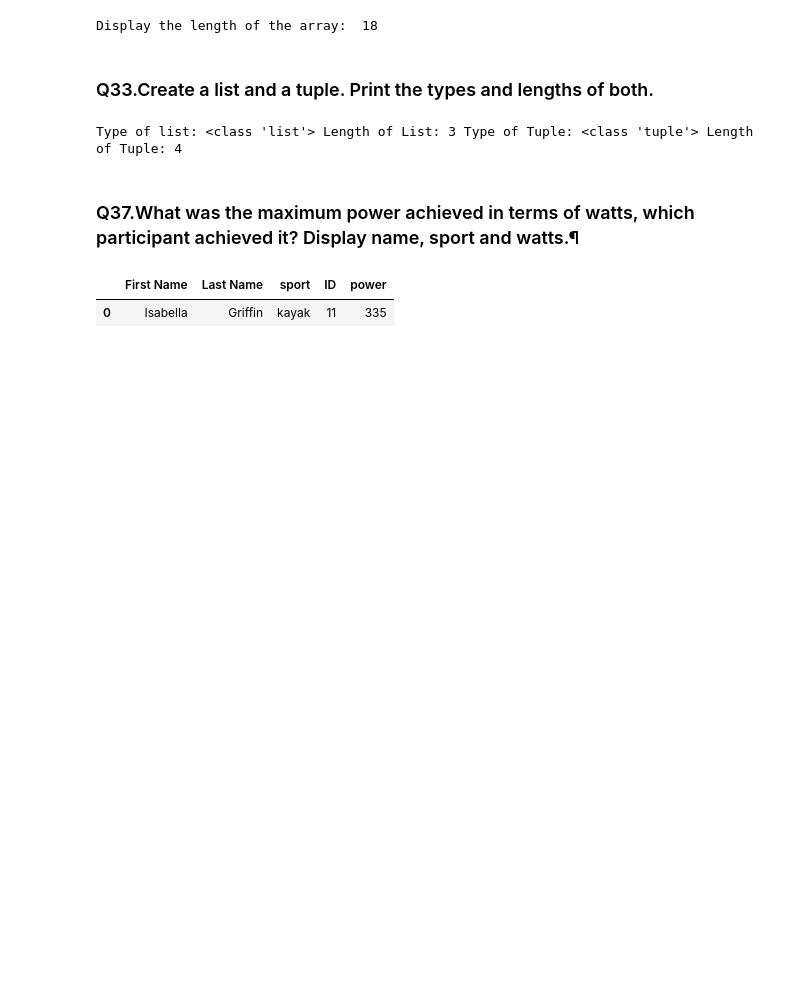
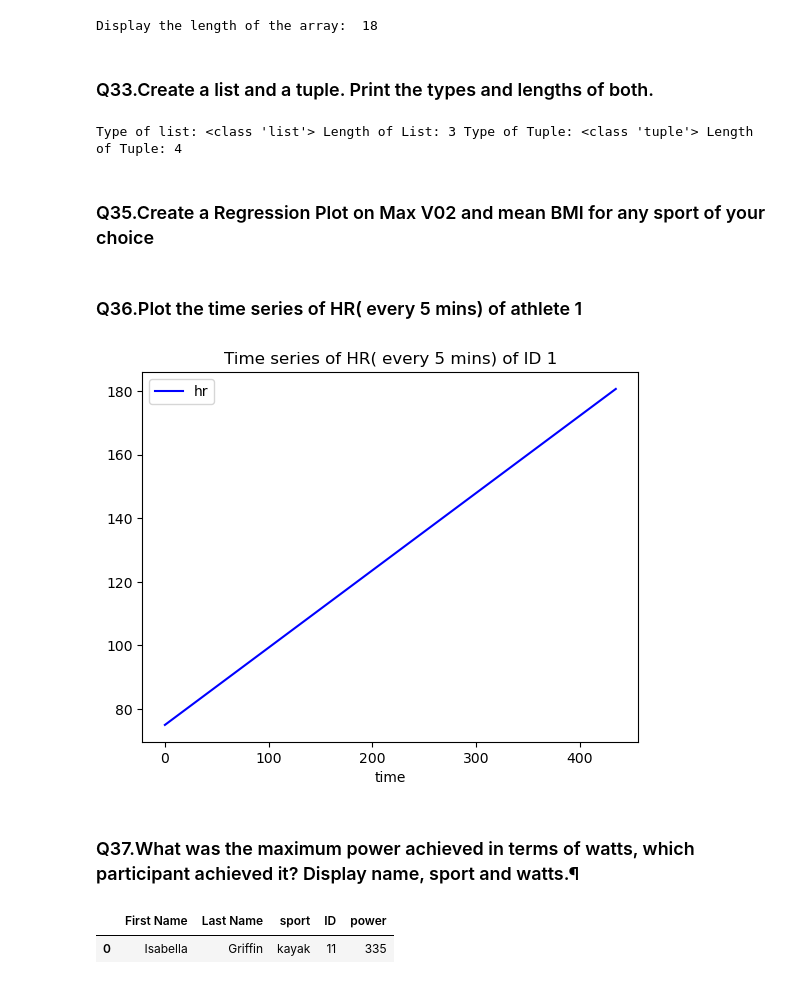
Before and after one commit to KousalyaThiruvarasamoorthy/Team5_HackPanthers_PythonHackathon_Aug24, a Jupyter notebook: Team5_HackPanthers_Main80Questions.ipynb, the cells around one changed output. Cells and saved outputs as stored; diff of their text form; code cells hidden in the pictures; blank space fills up the shorter version.

```diff
--- a/Team5_HackPanthers_Main80Questions.ipynb
+++ b/Team5_HackPanthers_Main80Questions.ipynb
@@ -288,0 +285,2 @@ Type of list: <class 'list'> Length of List: 3 Type of Tuple: <class 'tuple'> Le
+# %% [markdown]
+### Q35.Create a Regression Plot on Max V02 and mean BMI for any sport of your choice
@@ -289,3 +316,17 @@ Type of list: <class 'list'> Length of List: 3 Type of Tuple: <class 'tuple'> Le
+# %% [markdown]
+### Q36.Plot the time series of HR( every 5 mins) of athlete 1
+# %%
+df_join_allsports['hr']=60/(df_join_allsports['RR']/1000)
+ID1=df_join_allsports[df_join_allsports['ID']==1]
+ts=ID1[ID1['time']%5==0]
+ax=plt.gca()
+ts.head(10).plot(x='time',
+                y='hr',
+                title='Time series of HR( every 5 mins) of ID 1',
+                color='blue',ax=ax)
+plt.show()
+# %% [output]
+[figure, added]
 # %% [markdown]
 ### Q37.What was the maximum power achieved in terms of watts, which participant achieved it? Display name, sport and watts.¶
 # %%
```
Also changed, not shown: parts of 4 cells of this notebook.
